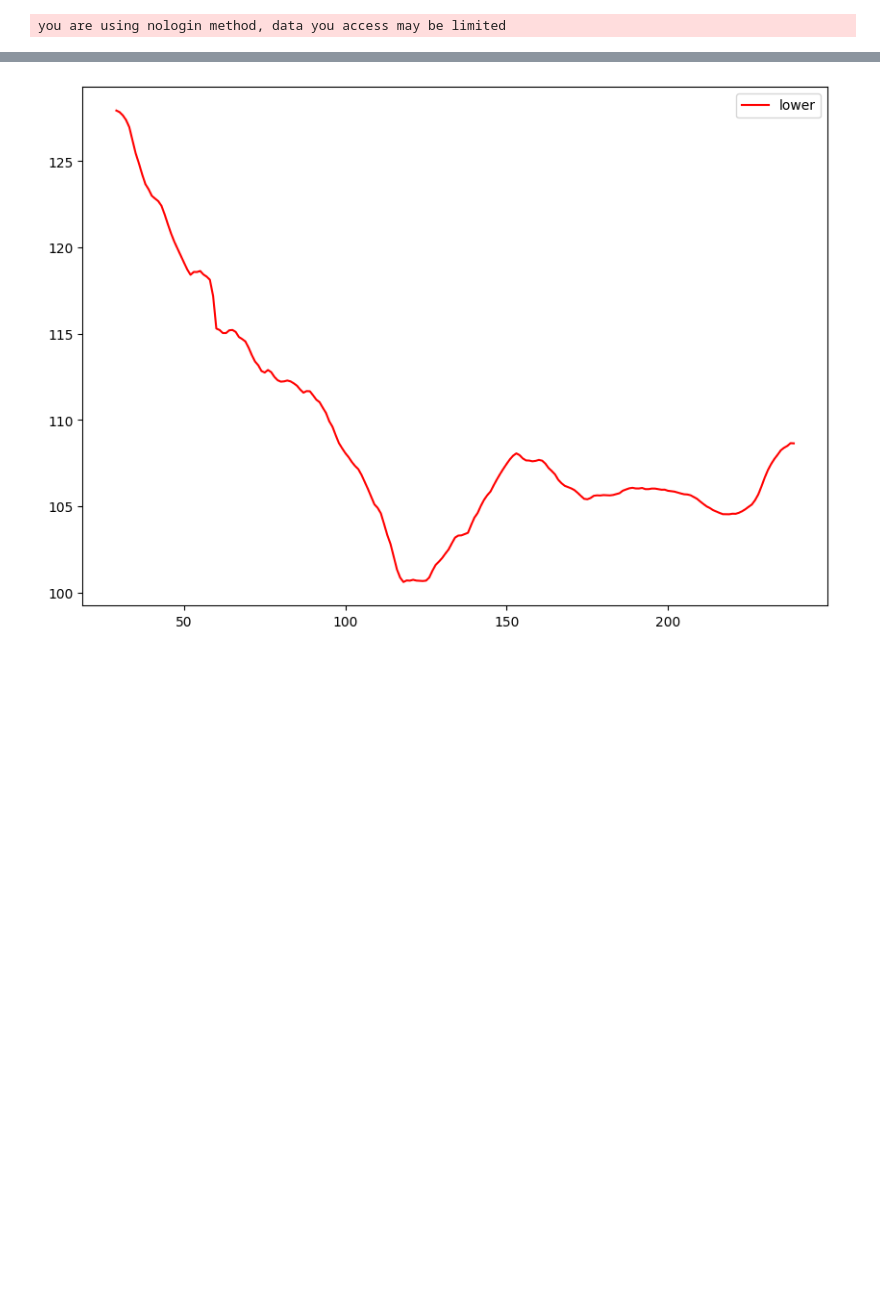
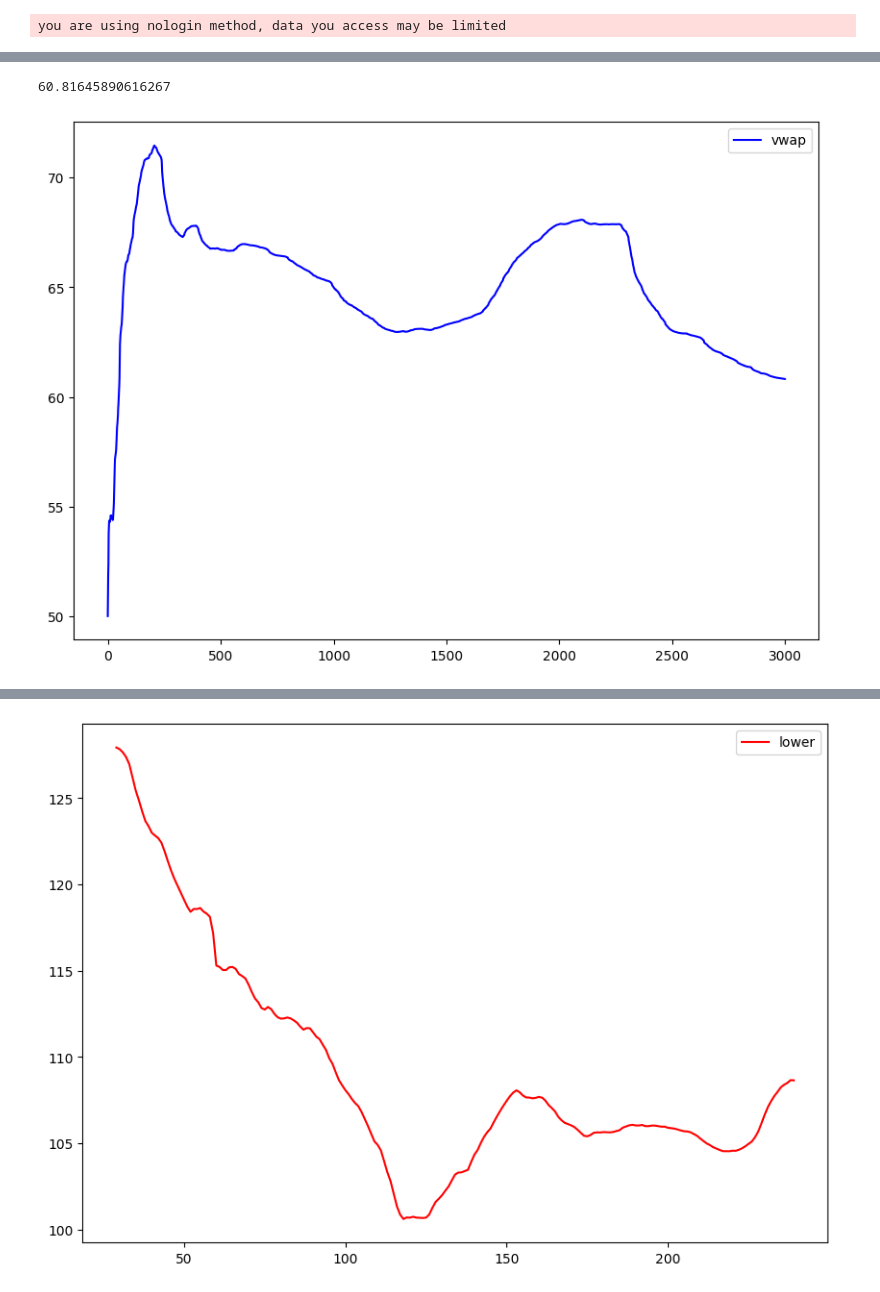
Before and after one commit to Lelalomos/analysis_bot, a Jupyter notebook: test.ipynb, the cells around one changed output, grey strips where cells are left out. Saved outputs shown, nothing was run; the diff lists cells and outputs as text; code cells hidden in the pictures; blank space fills up the shorter version.

```diff
--- a/test.ipynb
+++ b/test.ipynb
@@ -96,3 +43,31 @@ plt.show()
 # %%
 import math
 import talib.abstract as ta
+# %%
+def VWAP(close, volume):
+    cumulative_product = (close*volume).cumsum()
+    # calculate the cumulative volume
+    cumulative_volume = volume.cumsum()
+    # divide the cumulative product by cumulative volume
+    vwap = cumulative_product / cumulative_volume
+    return vwap
+# %%
+df = get_data(tv, "SET", "TOP", 3000)
+df = df.reset_index()
+
+# obv = ta.OBV(df['close'], df['volume'])
+# ad = ta.AD(df['high'], df['low'], df['close'], df['volume'])
+vwap = VWAP(df['close'], df['volume'])
+# %%
+vwap.iloc[-1]
+# %% [output]
+60.81645890616267
+# %%
+plt.figure(figsize=(10, 7))
+# plt.plot(obv,'r', label='obv')
+# plt.plot(ad,'g', label='ad')
+plt.plot(vwap,'b', label='vwap')
+plt.legend()
+plt.show()
+# %% [output]
+[figure, added]
```
Also changed, not shown: parts of 2 cells of this notebook.
